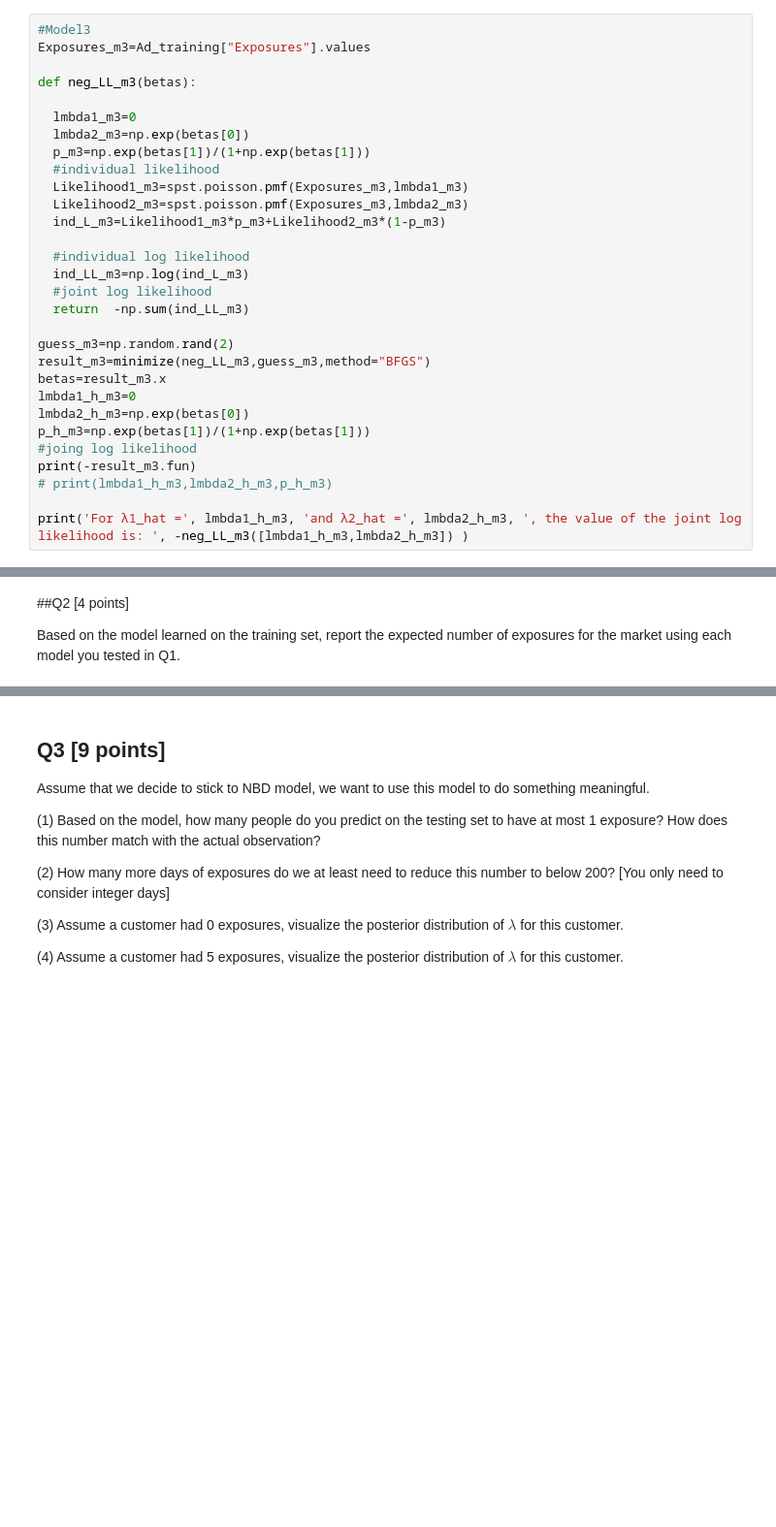
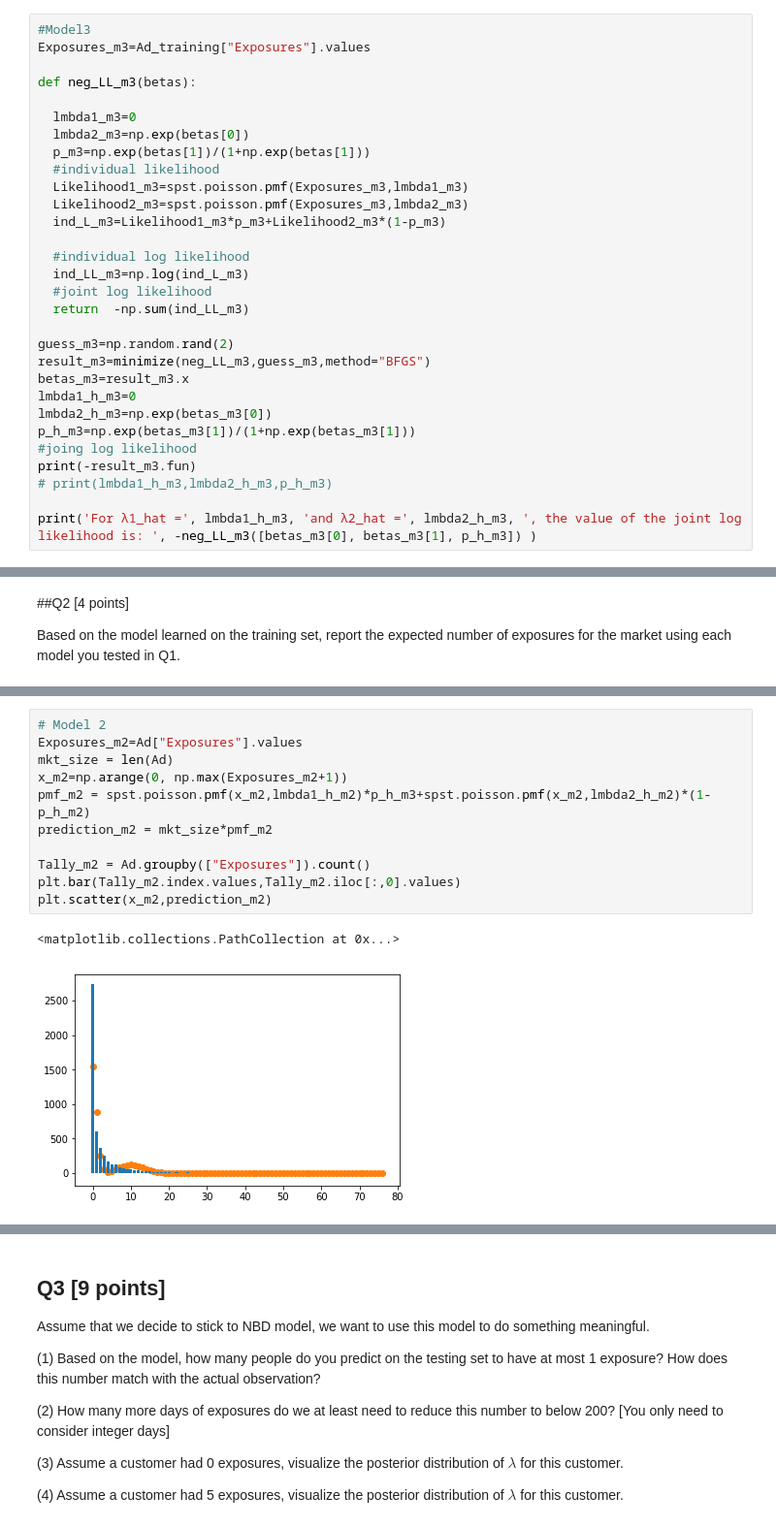
Before and after one commit to alex-papaioannou/BA, a Jupyter notebook: aap2204_hw3.ipynb, the cells around one changed output, grey strips where cells are left out. Shown at 97% size. Saved outputs shown, nothing was run; the diff lists cells and outputs as text; blank space fills up the shorter version.

```diff
--- a/aap2204_hw3.ipynb
+++ b/aap2204_hw3.ipynb
@@ -196,14 +195,14 @@ def neg_LL_m3(betas):
 
 guess_m3=np.random.rand(2)
 result_m3=minimize(neg_LL_m3,guess_m3,method="BFGS")
-betas=result_m3.x
+betas_m3=result_m3.x
 lmbda1_h_m3=0
-lmbda2_h_m3=np.exp(betas[0])
-p_h_m3=np.exp(betas[1])/(1+np.exp(betas[1]))
+lmbda2_h_m3=np.exp(betas_m3[0])
+p_h_m3=np.exp(betas_m3[1])/(1+np.exp(betas_m3[1]))
 #joing log likelihood
 print(-result_m3.fun)
 # print(lmbda1_h_m3,lmbda2_h_m3,p_h_m3)
 
-print('For λ1_hat =', lmbda1_h_m3, 'and λ2_hat =', lmbda2_h_m3, ', the value of the joint log likelihood is: ', -neg_LL_m3([lmbda1_h_m3,lmbda2_h_m3]) )
+print('For λ1_hat =', lmbda1_h_m3, 'and λ2_hat =', lmbda2_h_m3, ', the value of the joint log likelihood is: ', -neg_LL_m3([betas_m3[0], betas_m3[1], p_h_m3]) )
 # %% [output]
 -10311.585140918709
@@ -268,0 +264,14 @@ Based on the model learned on the training set, report the expected number of ex
+# %%
+# Model 2
+Exposures_m2=Ad["Exposures"].values
+mkt_size = len(Ad)
+x_m2=np.arange(0, np.max(Exposures_m2+1))
+pmf_m2 = spst.poisson.pmf(x_m2,lmbda1_h_m2)*p_h_m3+spst.poisson.pmf(x_m2,lmbda2_h_m2)*(1-p_h_m2)
+prediction_m2 = mkt_size*pmf_m2
+
+Tally_m2 = Ad.groupby(["Exposures"]).count()
+plt.bar(Tally_m2.index.values,Tally_m2.iloc[:,0].values)
+plt.scatter(x_m2,prediction_m2)
+# %% [output]
+<matplotlib.collections.PathCollection at 0x...>
+[figure, added]
```
Also changed, not shown: parts of 19 cells of this notebook.
